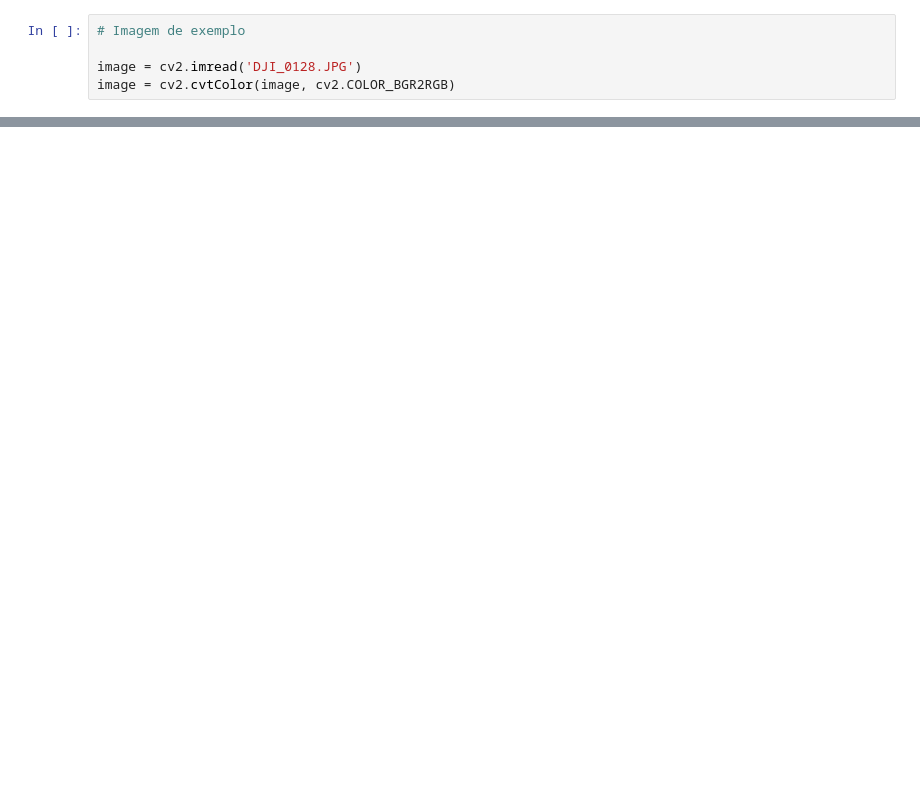
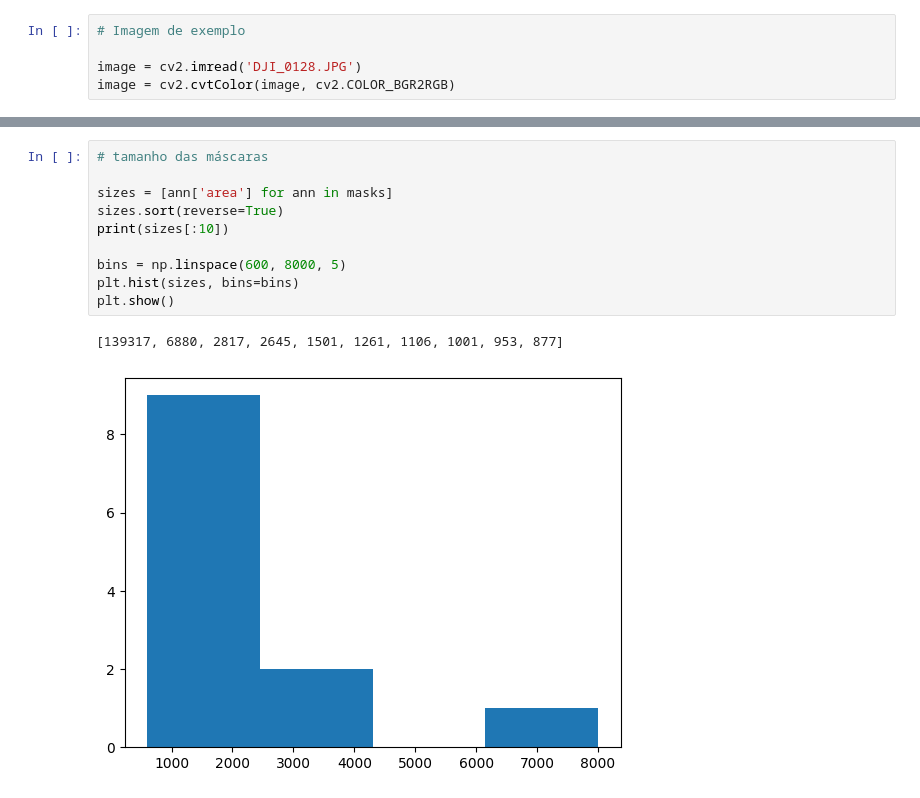
Before and after one commit to jaceguay/proc_imagem, a Jupyter notebook: 2_estudo_sam/teste_sam_nb.ipynb, the cells around one changed output, grey strips where cells are left out. Drawn from its saved outputs; the diff is of its cells as text; blank space fills up the shorter version.

```diff
--- a/2_estudo_sam/teste_sam_nb.ipynb
+++ b/2_estudo_sam/teste_sam_nb.ipynb
@@ -51,0 +54,13 @@ plt.show()
+# %%
+# tamanho das máscaras
+
+sizes = [ann['area'] for ann in masks]
+sizes.sort(reverse=True)
+print(sizes[:10])
+
+bins = np.linspace(600, 8000, 5)
+plt.hist(sizes, bins=bins)
+plt.show()
+# %% [output]
+[139317, 6880, 2817, 2645, 1501, 1261, 1106, 1001, 953, 877]
+[figure, added]
```
Also changed, not shown: parts of 9 cells of this notebook, 52 other files.
